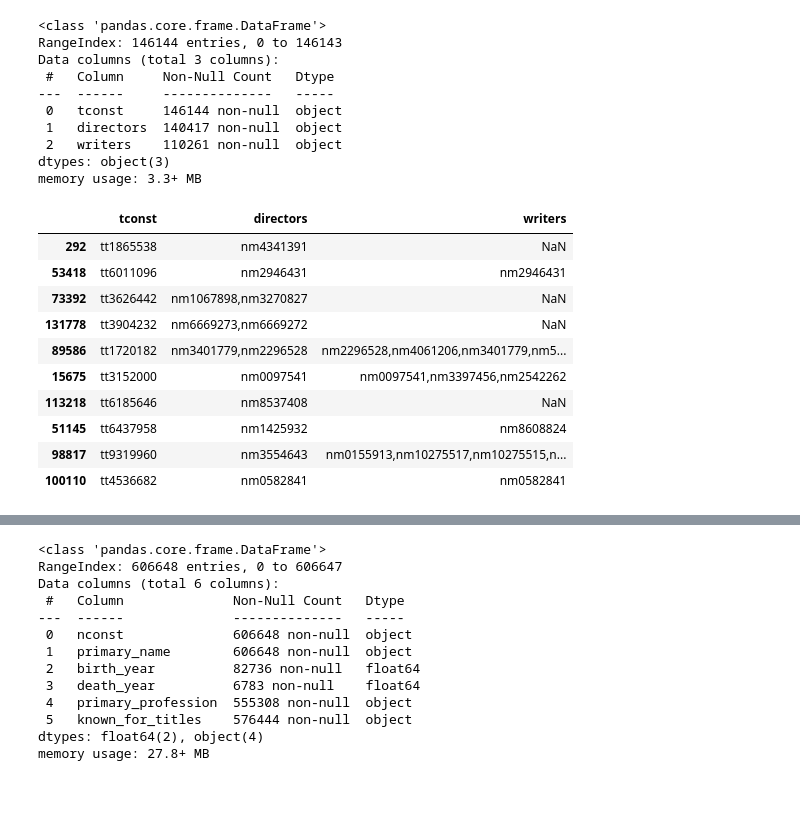
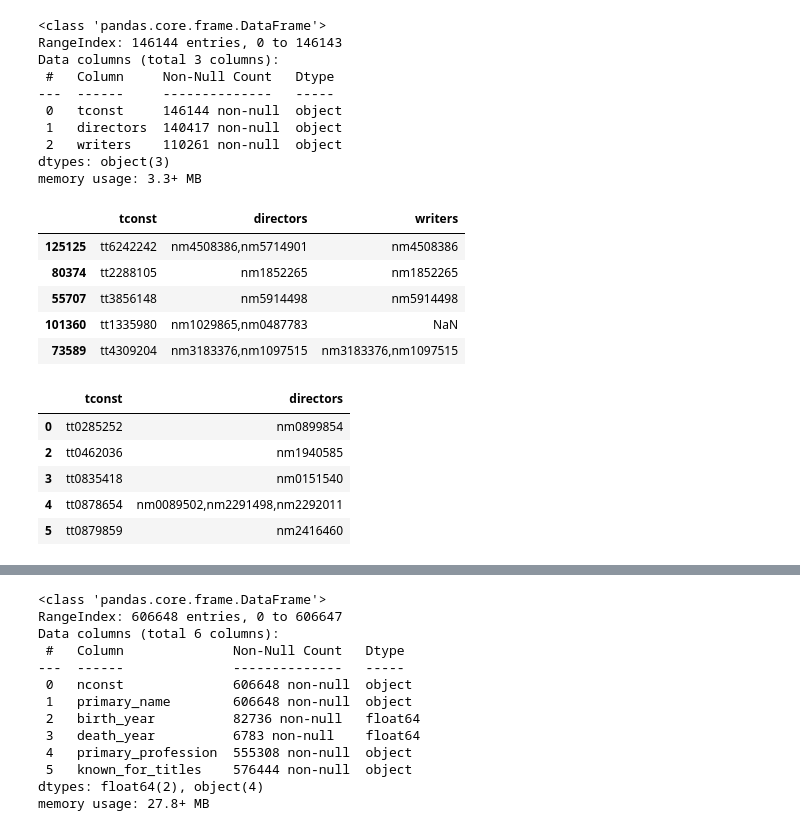
Before and after one commit to ZenBurrito/Phase-1Project, a Jupyter notebook: emiko_data_cleaning.ipynb, the cells around one changed output, grey strips where cells are left out. Saved outputs shown, nothing was run; the diff lists cells and outputs as text; code cells hidden in the pictures; blank space fills up the shorter version.

```diff
--- a/emiko_data_cleaning.ipynb
+++ b/emiko_data_cleaning.ipynb
@@ -25,16 +28,30 @@ Data columns (total 3 columns):
 dtypes: object(3)
 memory usage: 3.3+ MB
 # %%
-df_title_crew.sample(10)
+df_title_crew.sample(5)
 # %% [output]
 |  | tconst | directors | writers |
-| 292 | tt1865538 | nm4341391 | NaN |
-| 53418 | tt6011096 | nm2946431 | nm2946431 |
-| 73392 | tt3626442 | nm1067898,nm3270827 | NaN |
-| 131778 | tt3904232 | nm6669273,nm6669272 | NaN |
-| 89586 | tt1720182 | nm3401779,nm2296528 | nm2296528,nm4061206,nm3401779,nm5... |
-| 15675 | tt3152000 | nm0097541 | nm0097541,nm3397456,nm2542262 |
-| 113218 | tt6185646 | nm8537408 | NaN |
-| 51145 | tt6437958 | nm1425932 | nm8608824 |
-| 98817 | tt9319960 | nm3554643 | nm0155913,nm10275517,nm10275515,n... |
-| 100110 | tt4536682 | nm0582841 | nm0582841 |
+| 125125 | tt6242242 | nm4508386,nm5714901 | nm4508386 |
+| 80374 | tt2288105 | nm1852265 | nm1852265 |
+| 55707 | tt3856148 | nm5914498 | nm5914498 |
+| 101360 | tt1335980 | nm1029865,nm0487783 | NaN |
+| 73589 | tt4309204 | nm3183376,nm1097515 | nm3183376,nm1097515 |
+# %%
+# Make a copy of the original dataset
+df_crew= df_title_crew.copy()
+
+# Delete 'writers'
+df_crew.drop(['writers'], axis=1, inplace=True)
+
+# Drop missing values in 'directors'
+df_crew.dropna(axis=0, subset=['directors'], inplace=True)
+
+
+df_crew.head()
+# %% [output]
+|  | tconst | directors |
+| 0 | tt0285252 | nm0899854 |
+| 2 | tt0462036 | nm1940585 |
+| 3 | tt0835418 | nm0151540 |
+| 4 | tt0878654 | nm0089502,nm2291498,nm2292011 |
+| 5 | tt0879859 | nm2416460 |
```
Also changed, not shown: parts of 19 cells of this notebook.
